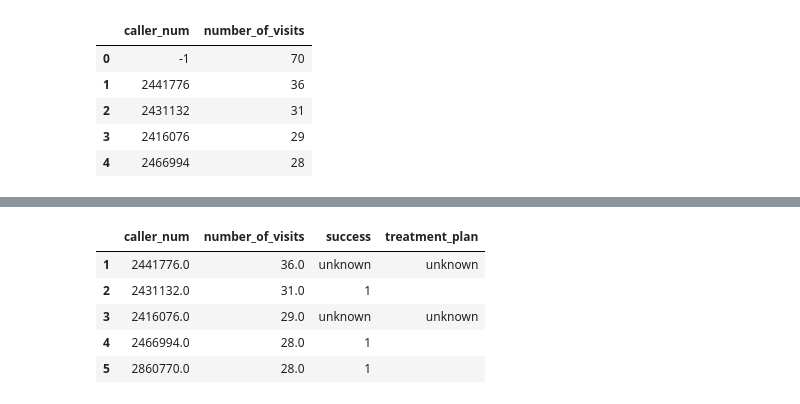
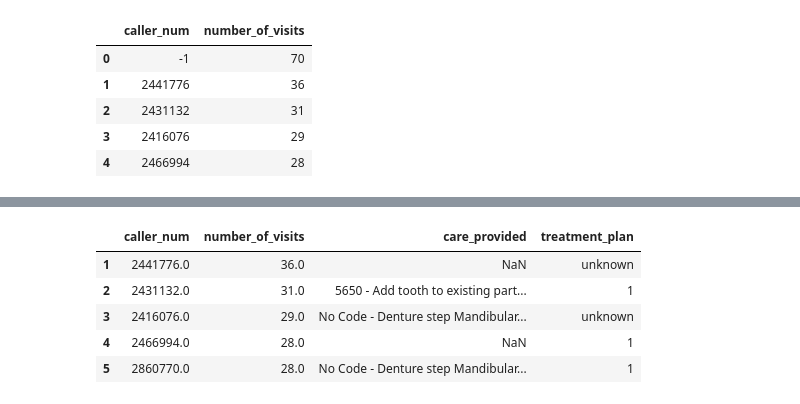
Before and after one commit to bsfcs/smile-on-spiderman, a Jupyter notebook: notebooks/smile-on.ipynb, the cells around one changed output, grey strips where cells are left out. Drawn from its saved outputs; the diff is of its cells as text; code cells hidden in the pictures.

```diff
--- a/notebooks/smile-on.ipynb
+++ b/notebooks/smile-on.ipynb
@@ -48,6 +48,9 @@ smile_on.head()
 | 3 | 81375215 | SMILE ON 60+ Clinical | 11/25/2020 14:17 | 11/25/2020 14:17 | 3231923 | 143703 | ... |
 | 4 | 81373934 | SMILE ON 60+ Clinical | 11/25/2020 13:50 | 11/25/2020 13:58 | -1 | 135611 | ... |
 5 rows × 21 columns
+# %%
+#change time format
+smile_on['CallDateAndTimeStart'] = smile_on['CallDateAndTimeStart'].str.split(' ').apply(lambda x: str(x[0]))
 # %%
 visits = smile_on['CallerNum'].value_counts()
 # %%
@@ -77,0 +84,14 @@ patients.shape
+# %%
+#add time column
+patients['start_date'] = ''
+
+for ind, row in smile_on.iterrows():
+    patients.loc[ind, 'start_date'] = row['CallDateAndTimeStart']
+patients.head()
+# %%
+#add care_provided column
+patients['care_provided'] = ''
+
+for ind, row in smile_on.iterrows():
+    patients.loc[ind, 'care_provided'] = row['Care_Provided']
+patients.head()
@@ -78,19 +105,20 @@ patients.shape
 # %%
+#add treatment plan column
 patients['treatment_plan'] = ''
 
 for ind, row in smile_on.iterrows():
     if row['Tx_Plan_Developed'] == 'Yes':
-        patients.loc[ind, 'success'] = ['treatment_plan'].count('Yes') + 1
+        patients.loc[ind, 'treatment_plan'] = ['treatment_plan'].count('Yes') + 1
     elif row['Tx_Plan_Developed'] == 'No':
-        patients.loc[ind, 'treatment_plan'] ='No'
+        patients.loc[ind, 'treatment_plan'] ='no'
     else:
         patients.loc[ind, 'treatment_plan'] ='unknown'
 patients.head()
 # %% [output]
-|  | caller_num | number_of_visits | success | treatment_plan |
-| 1 | 2441776.0 | 36.0 | unknown | unknown |
-| 2 | 2431132.0 | 31.0 | 1 |  |
-| 3 | 2416076.0 | 29.0 | unknown | unknown |
-| 4 | 2466994.0 | 28.0 | 1 |  |
-| 5 | 2860770.0 | 28.0 | 1 |  |
+|  | caller_num | number_of_visits | care_provided | treatment_plan |
+| 1 | 2441776.0 | 36.0 | NaN | unknown |
+| 2 | 2431132.0 | 31.0 | 5650 - Add tooth to existing part... | 1 |
+| 3 | 2416076.0 | 29.0 | No Code - Denture step Mandibular... | unknown |
+| 4 | 2466994.0 | 28.0 | NaN | 1 |
+| 5 | 2860770.0 | 28.0 | No Code - Denture step Mandibular... | 1 |
 # %%
```
Also changed, not shown: parts of 9 cells of this notebook.
